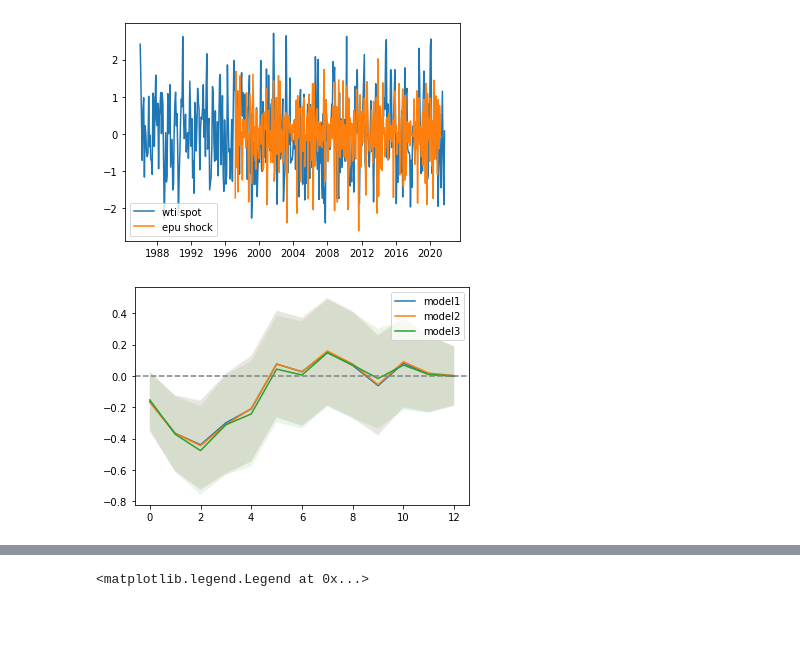
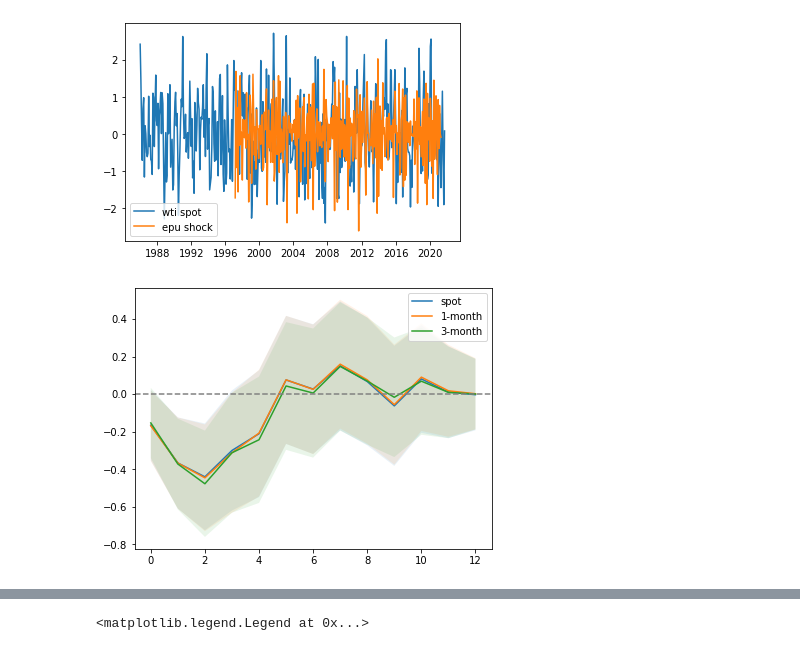
Before and after one commit to t0nychn/UG_thesis, a Jupyter notebook: Exploratory4.ipynb, the cells around one changed output, grey strips where cells are left out. Cells and saved outputs as stored; diff of their text form; code cells hidden in the pictures; blank space fills up the shorter version.

```diff
--- a/Exploratory4.ipynb
+++ b/Exploratory4.ipynb
@@ -30,9 +34,11 @@ model1 = ardl('spot', 'GEPU_current', spot.join(epu_shock))
 model2 = ardl('contract_1', 'GEPU_current', c1.join(epu_shock))
 model3 = ardl('contract_3', 'GEPU_current', c3.join(epu_shock))
 # %%
-draw((model1, model2, model3))
+draw((model1, model2, model3),
+    labels=('spot', '1-month', '3-month')
+    )
 # %% [output]
-[figure, old version]
+[figure, new version]
 # %%
 draw((model1, model2, model3), cumulative=True)
 # %% [output]
```
Also changed, not shown: parts of 48 cells of this notebook, 2 other files.
